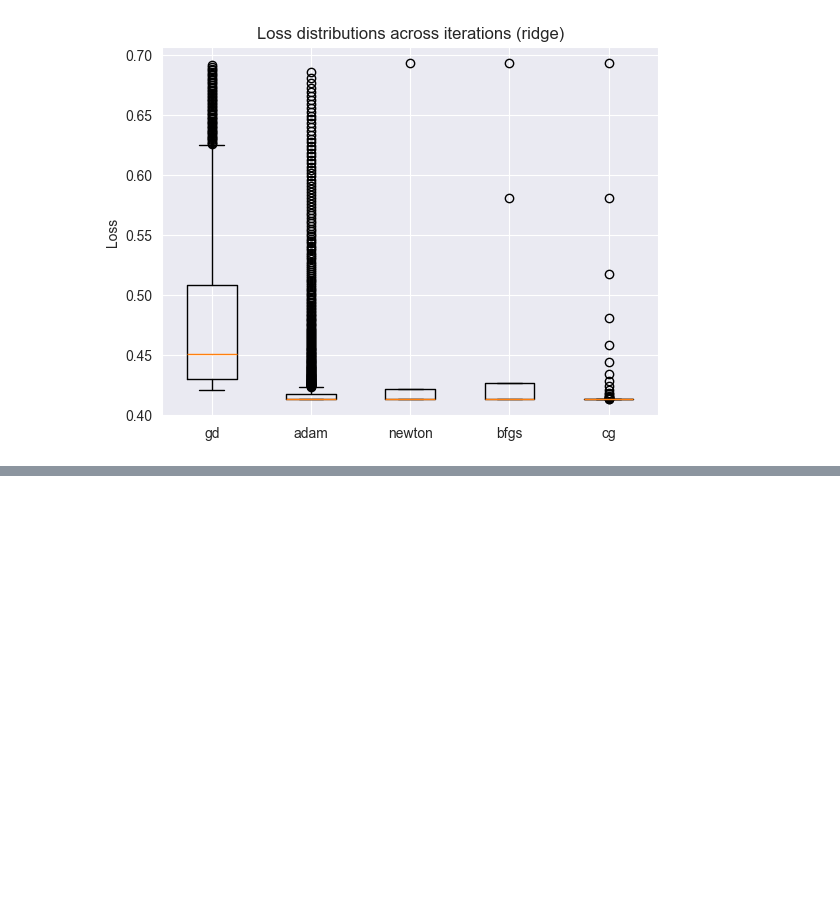
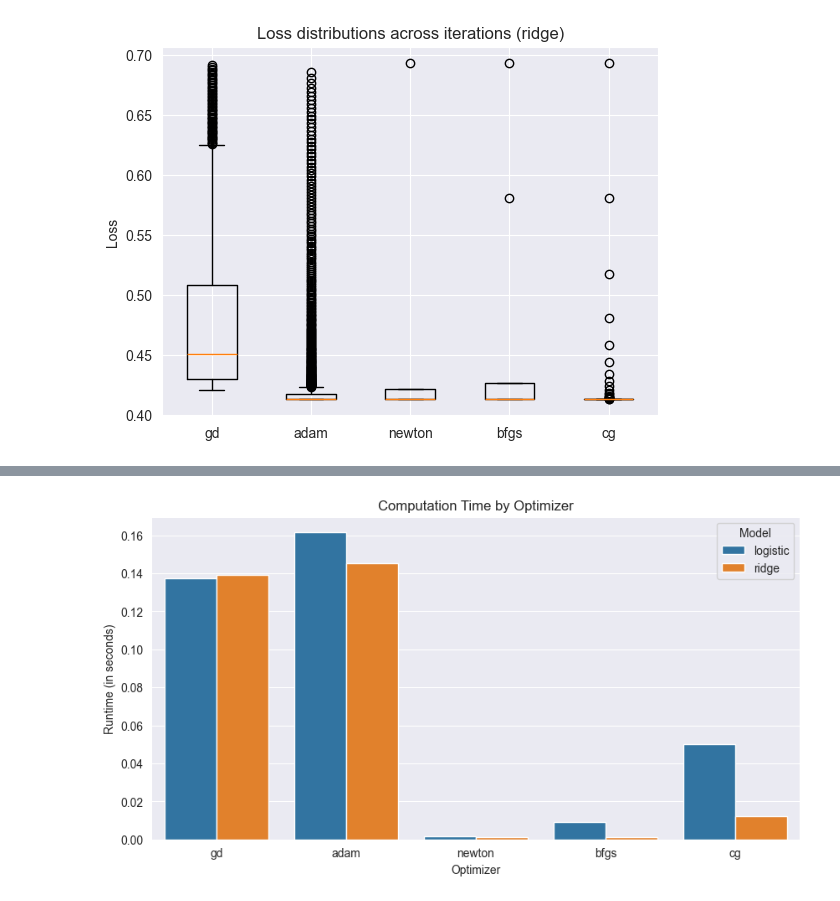
Before and after one commit to andishichi/320_optimization_heart_disease, a Jupyter notebook: notebooks/Optimization Comparisons.ipynb, the cells around one changed output, grey strips where cells are left out. Drawn from its saved outputs; the diff is of its cells as text; code cells hidden in the pictures; blank space fills up the shorter version.

```diff
--- a/notebooks/Optimization Comparisons.ipynb
+++ b/notebooks/Optimization Comparisons.ipynb
@@ -379,0 +482,8 @@ for model in ["logistic", "ridge"]:
+# %%
+plt.figure(figsize=(10,5))
+sns.barplot(data=results_df, x="Optimizer", y="Runtime", hue="Model")
+plt.title("Computation Time by Optimizer")
+plt.ylabel("Runtime (in seconds)")
+plt.show()
+# %% [output]
+[figure, added]
```
Also changed, not shown: parts of 32 cells of this notebook, 1 other file.
